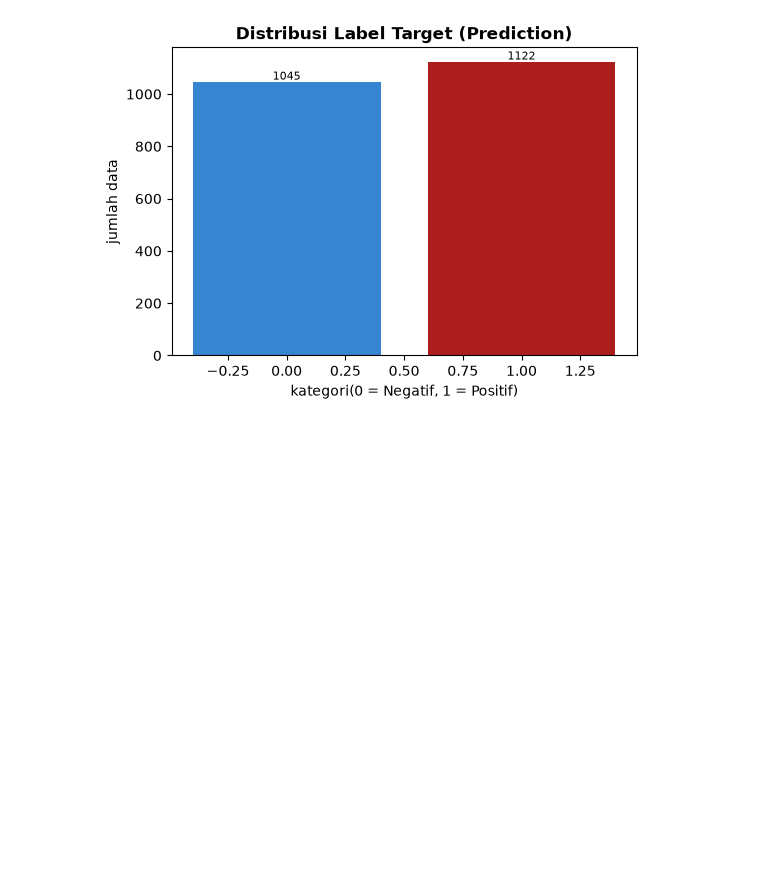
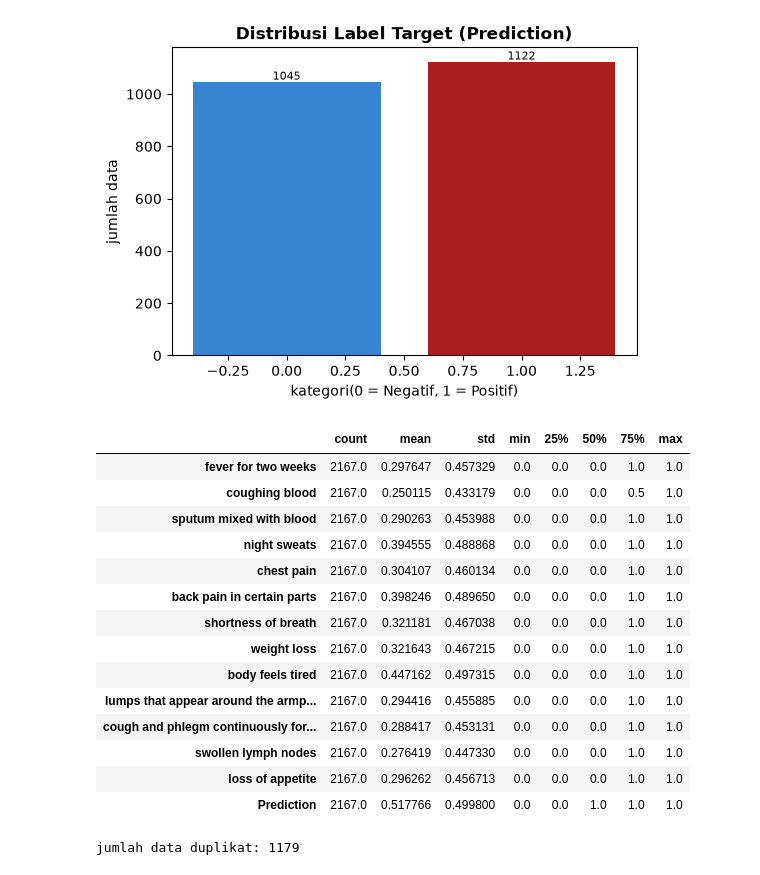
Before and after one commit to yulita231/TBCare-Platform, a Jupyter notebook: notebooks/EDA.ipynb, the cells around one changed output. Drawn from its saved outputs; the diff is of its cells as text; code cells hidden in the pictures; blank space fills up the shorter version.

```diff
--- a/notebooks/EDA.ipynb
+++ b/notebooks/EDA.ipynb
@@ -64,3 +64,25 @@ plt.ylabel('jumlah data')
 plt.show()
 # %% [output]
 [figure]
+# %%
+df1.describe(include='all').T
+# %% [output]
+|  | count | mean | std | min | 25% | 50% | 75% | max |
+| fever for two weeks | 2167.0 | 0.297647 | 0.457329 | 0.0 | 0.0 | 0.0 | 1.0 | 1.0 |
+| coughing blood | 2167.0 | 0.250115 | 0.433179 | 0.0 | 0.0 | 0.0 | 0.5 | 1.0 |
+| sputum mixed with blood | 2167.0 | 0.290263 | 0.453988 | 0.0 | 0.0 | 0.0 | 1.0 | 1.0 |
+| night sweats | 2167.0 | 0.394555 | 0.488868 | 0.0 | 0.0 | 0.0 | 1.0 | 1.0 |
+| chest pain | 2167.0 | 0.304107 | 0.460134 | 0.0 | 0.0 | 0.0 | 1.0 | 1.0 |
+| back pain in certain parts | 2167.0 | 0.398246 | 0.489650 | 0.0 | 0.0 | 0.0 | 1.0 | 1.0 |
+| shortness of breath | 2167.0 | 0.321181 | 0.467038 | 0.0 | 0.0 | 0.0 | 1.0 | 1.0 |
+| weight loss | 2167.0 | 0.321643 | 0.467215 | 0.0 | 0.0 | 0.0 | 1.0 | 1.0 |
+| body feels tired | 2167.0 | 0.447162 | 0.497315 | 0.0 | 0.0 | 0.0 | 1.0 | 1.0 |
+| lumps that appear around the armp... | 2167.0 | 0.294416 | 0.455885 | 0.0 | 0.0 | 0.0 | 1.0 | 1.0 |
+| cough and phlegm continuously for... | 2167.0 | 0.288417 | 0.453131 | 0.0 | 0.0 | 0.0 | 1.0 | 1.0 |
+| swollen lymph nodes | 2167.0 | 0.276419 | 0.447330 | 0.0 | 0.0 | 0.0 | 1.0 | 1.0 |
+| loss of appetite | 2167.0 | 0.296262 | 0.456713 | 0.0 | 0.0 | 0.0 | 1.0 | 1.0 |
+| Prediction | 2167.0 | 0.517766 | 0.499800 | 0.0 | 0.0 | 1.0 | 1.0 | 1.0 |
+# %%
+print('jumlah data duplikat:', df1.duplicated().sum())
+# %% [output]
+jumlah data duplikat: 1179
```
Also changed, not shown: parts of 3 cells of this notebook.
